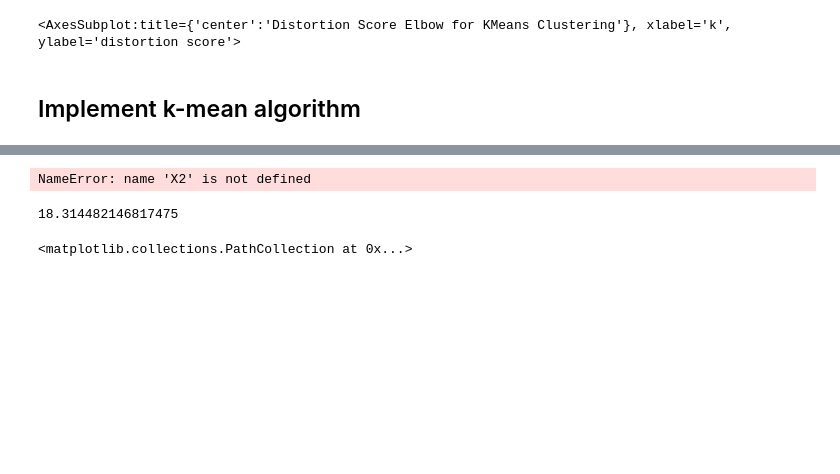
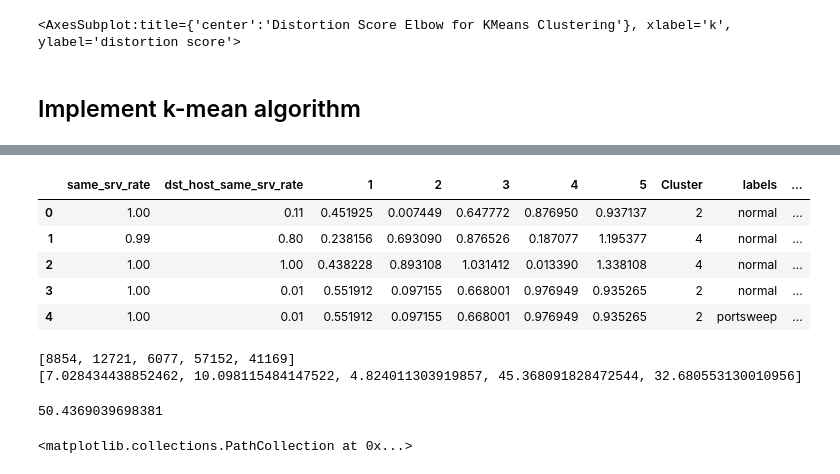
Before and after one commit to at-imene/Analyse-Kdd99-using-K-mean, a Jupyter notebook: k-mean_clustring.ipynb, the cells around one changed output, grey strips where cells are left out. Cells and saved outputs as stored; diff of their text form; code cells hidden in the pictures; blank space fills up the shorter version.

```diff
--- a/k-mean_clustring.ipynb
+++ b/k-mean_clustring.ipynb
@@ -159,5 +263,22 @@ X2 = test_data[["same_srv_rate","dst_host_same_srv_rate"]].copy()
 
 plt2.scatter(test_data["dst_host_same_srv_rate"],test_data["same_srv_rate"], label='True Position')
 
-print(X2)
+X.head()
+# print(type(X))
+
+""" tranning """
+nbrInst =[0] *5
+prc_cls =[0] *5
+
+i=0
+for index, row in X.iterrows():
+    cls =X["Cluster"][i]
+    nbrInst[cls-1] +=1
+    i+=1
+
+print(nbrInst)
+for n in range(5):
+    prc_cls[n] = nbrInst[n]*100/(i+1)
+
+print(prc_cls)
 # %% [output]
@@ -227,30 +335,54 @@ NameError: name 'Centroids' is not defined
 # %%
 predict_labels = []
 i=0
 for index, row in X2.iterrows():
-    if(X2["Cluster"][i]== 4 or X2["Cluster"][i]== 5):
+    if(X2["Cluster"][i]== 1 or X2["Cluster"][i]== 3 or X2["Cluster"][i]==2):
         predict_labels.append("normal")
     else:
         predict_labels.append("attack")
     i+=1
 
-# print(X2["Cluster"][0])
 
 X2["predict_lables"] = predict_labels
-X2.head(40)
+X2.head()
 # %% [output]
-NameError: name 'X2' is not defined
+|  | same_srv_rate | dst_host_same_srv_rate | 1 | 2 | 3 | 4 | 5 | Cluster | labels | ... |
+| 0 | 1.00 | 0.11 | 0.451925 | 0.007449 | 0.647772 | 0.876950 | 0.937137 | 2 | normal | ... |
+| 1 | 0.99 | 0.80 | 0.238156 | 0.693090 | 0.876526 | 0.187077 | 1.195377 | 4 | normal | ... |
+| 2 | 1.00 | 1.00 | 0.438228 | 0.893108 | 1.031412 | 0.013390 | 1.338108 | 4 | normal | ... |
+| 3 | 1.00 | 0.01 | 0.551912 | 0.097155 | 0.668001 | 0.976949 | 0.935265 | 2 | normal | ... |
+| 4 | 1.00 | 0.01 | 0.551912 | 0.097155 | 0.668001 | 0.976949 | 0.935265 | 2 | portsweep | ... |
+# %%
+
+""" Test """
+nbrInst_test =[0] *5
+prc_cls_test =[0] *5
+
+i=0
+for index, row in X.iterrows():
+    cls =X["Cluster"][i]
+    nbrInst_test[cls-1] +=1
+    i+=1
+
+print(nbrInst_test)
+for n in range(5):
+    prc_cls_test[n] = nbrInst_test[n]*100/(i+1)
+
+print(prc_cls_test)
+# %% [output]
+[8854, 12721, 6077, 57152, 41169]
+[7.028434438852462, 10.098115484147522, 4.824011303919857, 45.368091828472544, 32.680553130010956]
 # %%
 accuracy = 0
 i=0
 for index, row in X2.iterrows():
     if(X2["labels"][i]!= 'normal' and X2["predict_lables"][i]== 'attack') or(X2["labels"][i]== 'normal' and X2["predict_lables"][i]== 'normal'):
-        accouracy+=1
+        accuracy+=1
     i+=1
 
 print(accuracy*100/(i+1))
 # %% [output]
-18.314482146817475
+50.4369039698381
 # %%
 from sklearn.cluster import KMeans
 import numpy as np
```
Also changed, not shown: parts of 8 cells of this notebook.
